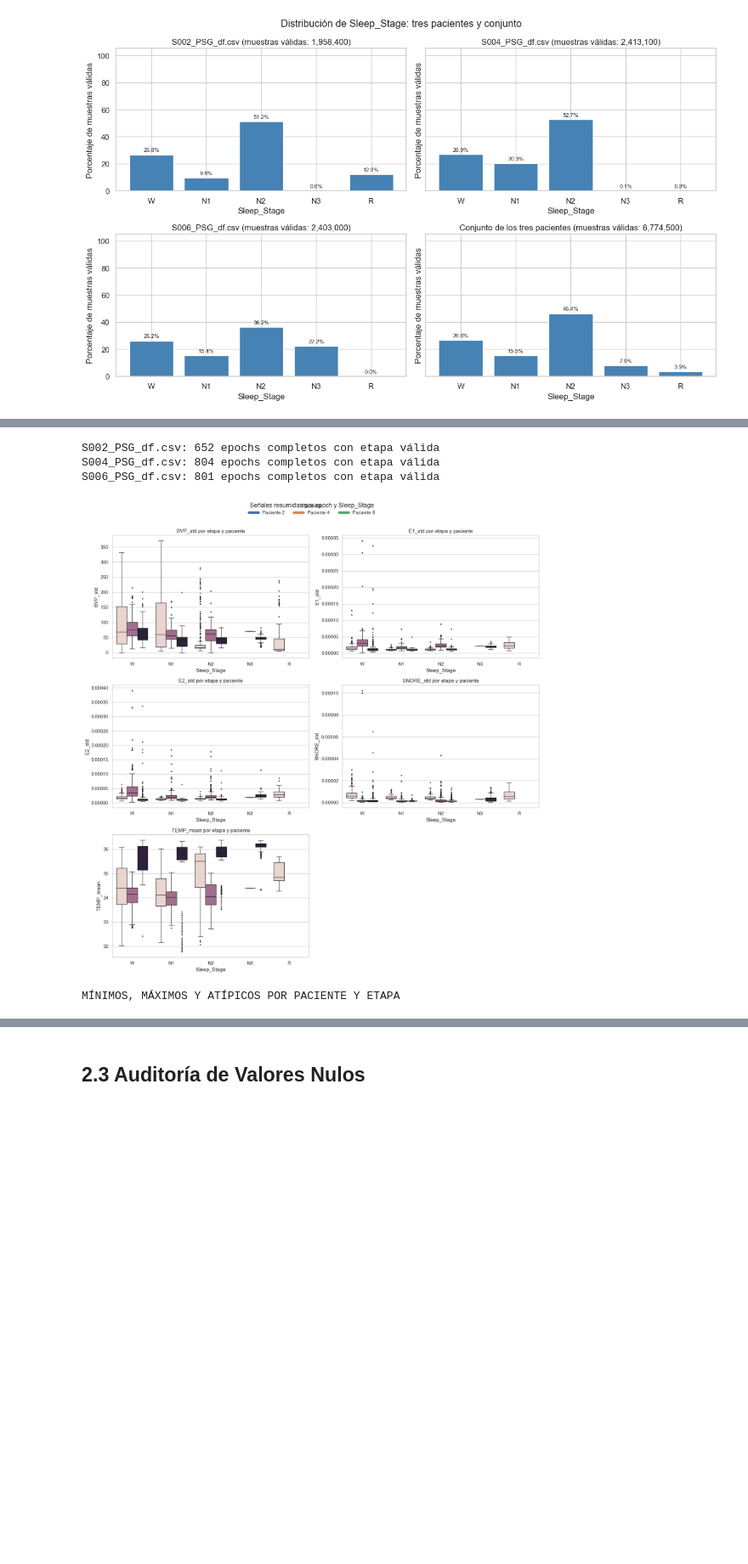
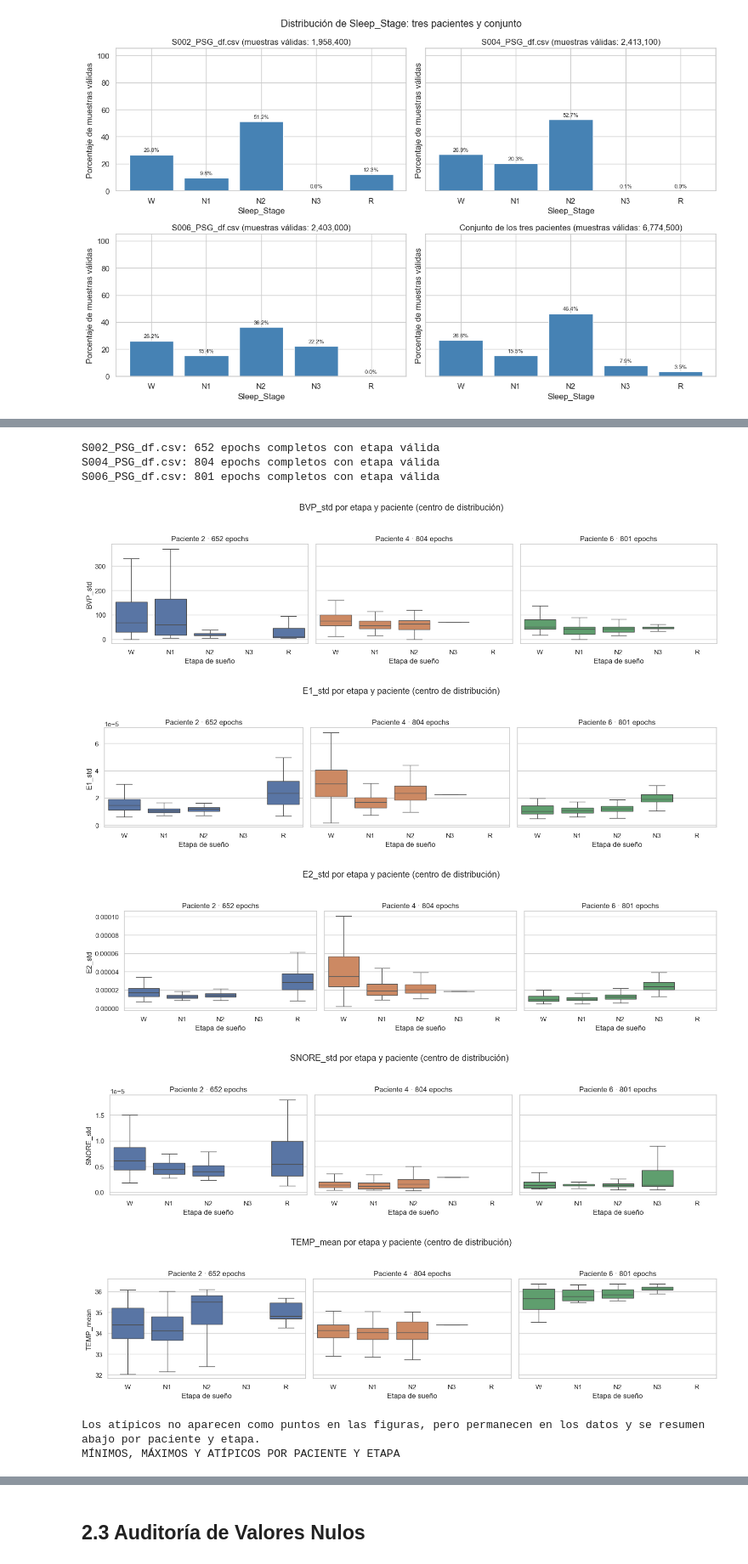
Before and after one commit to Taritto/TPI_CDD_G7, a Jupyter notebook: temporal_version_tp_cdd.ipynb, the cells around one changed output, grey strips where cells are left out. Shown at 85% size. Drawn from its saved outputs; the diff is of its cells as text; code cells hidden in the pictures; blank space fills up the shorter version.

```diff
--- a/temporal_version_tp_cdd.ipynb
+++ b/temporal_version_tp_cdd.ipynb
@@ -592,65 +598,83 @@ columnas_boxplot = [
     "BVP_std", "E1_std", "E2_std", "SNORE_std", "TEMP_mean"
 ]
 
-fig, ejes = plt.subplots(3, 2, figsize=(15, 15))
-for eje, columna in zip(ejes.flat, columnas_boxplot):
-    sns.boxplot(
-        data=caracteristicas_eda_22,
-        x="Sleep_Stage", y=columna, hue="patient_id",
-        order=etapas_validas, showfliers=True, fliersize=2,
-        whis=1.5, ax=eje,
+pacientes_grafico = sorted(caracteristicas_eda_22["patient_id"].unique())
+colores_pacientes = sns.color_palette(n_colors=len(pacientes_grafico))
+
+for columna in columnas_boxplot:
+    fig, ejes = plt.subplots(
+        1, len(pacientes_grafico),
+        figsize=(5 * len(pacientes_grafico), 4),
+        sharey=True, squeeze=False,
     )
-    eje.set_title(f"{columna} por etapa y paciente")
-    eje.set_xlabel("Sleep_Stage")
-    eje.set_ylabel(columna)
-    if eje.legend_ is not None:
-        eje.legend_.remove()
+    for eje, paciente, color in zip(
+        ejes[0], pacientes_grafico, colores_pacientes
+    ):
+        datos_paciente = caracteristicas_eda_22.loc[
+            caracteristicas_eda_22["patient_id"].eq(paciente)
+        ]
+        datos_validos = datos_paciente.loc[
+            datos_paciente[columna].notna()
+        ]
+        if datos_validos.empty:
+            eje.text(0.5, 0.5, "Sin epochs válidos",
+                     ha="center", va="center", transform=eje.transAxes)
+        else:
+            sns.boxplot(
+                data=datos_validos,
+                x="Sleep_Stage", y=columna,
+                order=etapas_validas, showfliers=False,
+                whis=1.5, color=color, ax=eje,
+            )
+        eje.set_title(f"Paciente {paciente} · {len(datos_validos)} epochs")
+        eje.set_xlabel("Etapa de sueño")
+        eje.set_ylabel(columna if eje is ejes[0, 0] else "")
 
-for eje in list(ejes.flat)[len(columnas_boxplot):]:
-    eje.axis("off")
+    fig.suptitle(f"{columna} por etapa y paciente (centro de distribución)")
+    fig.tight_layout(rect=(0, 0, 1, 0.93))
+    plt.show()
 
-leyenda = [plt.Line2D([0], [0], color=color, linewidth=6)
-           for color in sns.color_palette(n_colors=len(nombres_eda))]
-fig.legend(
-    leyenda,
-    [f"Paciente {extract_patient_id(nombre)}" for nombre in nombres_eda],
-    title="Paciente", loc="upper center", ncol=len(nombres_eda),
+print(
+    "Los atípicos no aparecen como puntos en las figuras, pero permanecen "
+    "en los datos y se resumen abajo por paciente y etapa."
 )
-fig.suptitle("Señales resumidas por epoch y Sleep_Stage", y=1.02)
-plt.tight_layout()
-plt.show()
 
 # Mínimos y máximos reales; atípicos calculados dentro de cada paciente y etapa.
 filas_extremos = []
 for (paciente, etapa), grupo in caracteristicas_eda_22.groupby(
     ["patient_id", "Sleep_Stage"], observed=True
 ):
     for columna in columnas_boxplot:
         valores = grupo[columna].dropna()
         if valores.empty:
             continue
         q1, q3 = valores.quantile([0.25, 0.75])
         rango = q3 - q1
         atipicos = (valores.lt(q1 - 1.5 * rango)
                     | valores.gt(q3 + 1.5 * rango))
         filas_extremos.append({
             "patient_id": paciente,
             "Sleep_Stage": etapa,
             "caracteristica": columna,
             "epochs": len(valores),
             "mínimo": valores.min(),
             "máximo": valores.max(),
             "atípicos_IQR": int(atipicos.sum()),
         })
 
 resumen_extremos_22 = pd.DataFrame(filas_extremos)
 print("MÍNIMOS, MÁXIMOS Y ATÍPICOS POR PACIENTE Y ETAPA")
 display(resumen_extremos_22.round(3))
 # %% [output]
 S002_PSG_df.csv: 652 epochs completos con etapa válida
 S004_PSG_df.csv: 804 epochs completos con etapa válida
 S006_PSG_df.csv: 801 epochs completos con etapa válida
-[figure, old version]
+[figure, new version]
+[figure, added]
+[figure, added]
+[figure, added]
+[figure, added]
+Los atípicos no aparecen como puntos en las figuras, pero permanecen en los datos y se resumen abajo por paciente y etapa.
 MÍNIMOS, MÁXIMOS Y ATÍPICOS POR PACIENTE Y ETAPA
 |  | patient_id | Sleep_Stage | caracteristica | epochs | mínimo | máximo | atípicos_IQR |
 | 0 | 2 | N1 | BVP_std | 64 | 4.936 | 369.812 | 0 |
```
Also changed, not shown: parts of 38 cells of this notebook, 9 other files.
